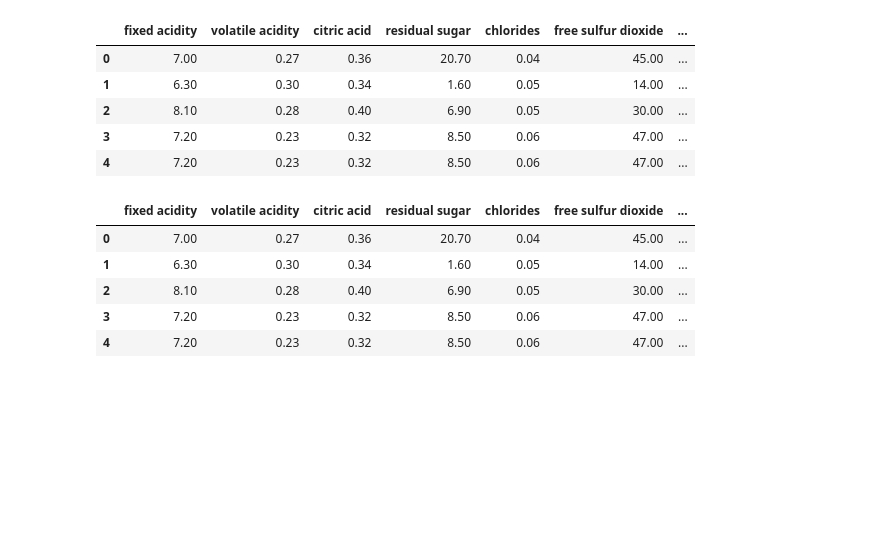
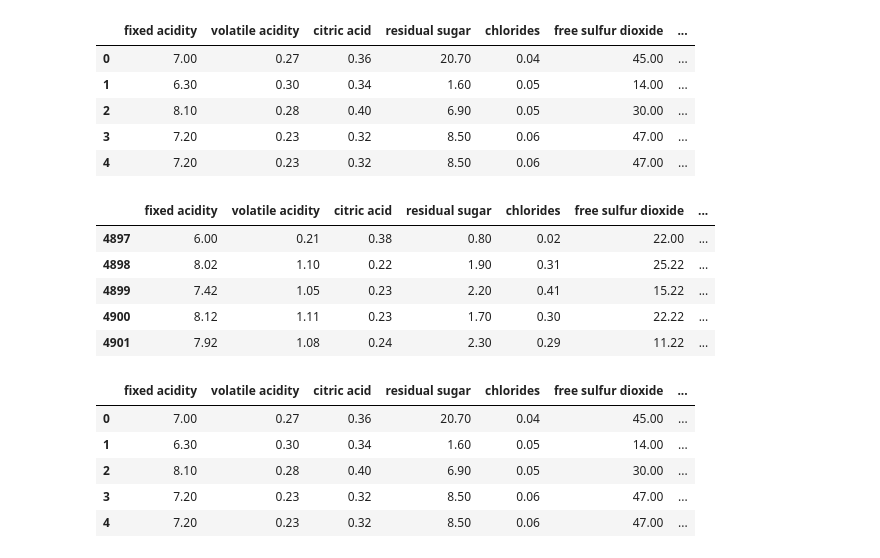
Before and after one commit to dev-frog/WM-ASDS04, a Jupyter notebook: winetest/winetest.ipynb, the cells around one changed output. Drawn from its saved outputs; the diff is of its cells as text; code cells hidden in the pictures; blank space fills up the shorter version.

```diff
--- a/winetest/winetest.ipynb
+++ b/winetest/winetest.ipynb
@@ -22,6 +21,15 @@ df.head(5)
 | 2 | 8.10 | 0.28 | 0.40 | 6.90 | 0.05 | 30.00 | ... |
 | 3 | 7.20 | 0.23 | 0.32 | 8.50 | 0.06 | 47.00 | ... |
 | 4 | 7.20 | 0.23 | 0.32 | 8.50 | 0.06 | 47.00 | ... |
+# %%
+df.tail(5)
+# %% [output]
+|  | fixed acidity | volatile acidity | citric acid | residual sugar | chlorides | free sulfur dioxide | ... |
+| 4897 | 6.00 | 0.21 | 0.38 | 0.80 | 0.02 | 22.00 | ... |
+| 4898 | 8.02 | 1.10 | 0.22 | 1.90 | 0.31 | 25.22 | ... |
+| 4899 | 7.42 | 1.05 | 0.23 | 2.20 | 0.41 | 15.22 | ... |
+| 4900 | 8.12 | 1.11 | 0.23 | 1.70 | 0.30 | 22.22 | ... |
+| 4901 | 7.92 | 1.08 | 0.24 | 2.30 | 0.29 | 11.22 | ... |
 # %%
 id_number = 0.22
 
```
Also changed, not shown: parts of 6 cells of this notebook, 38 other files.
